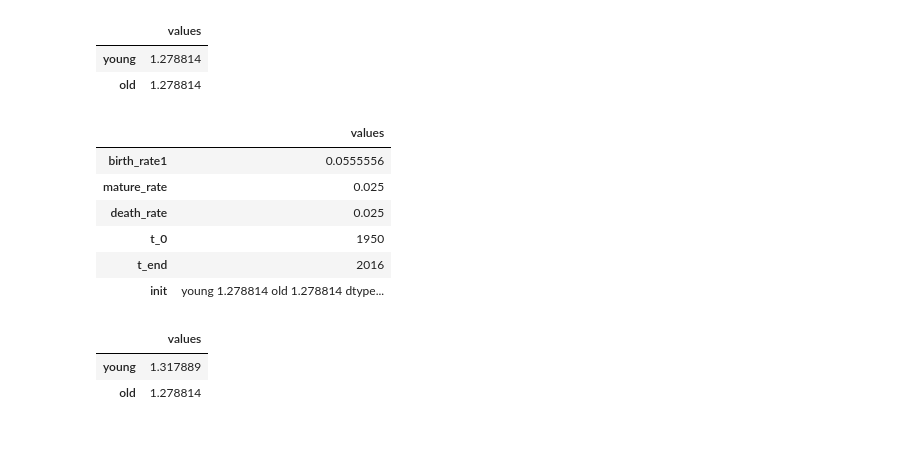
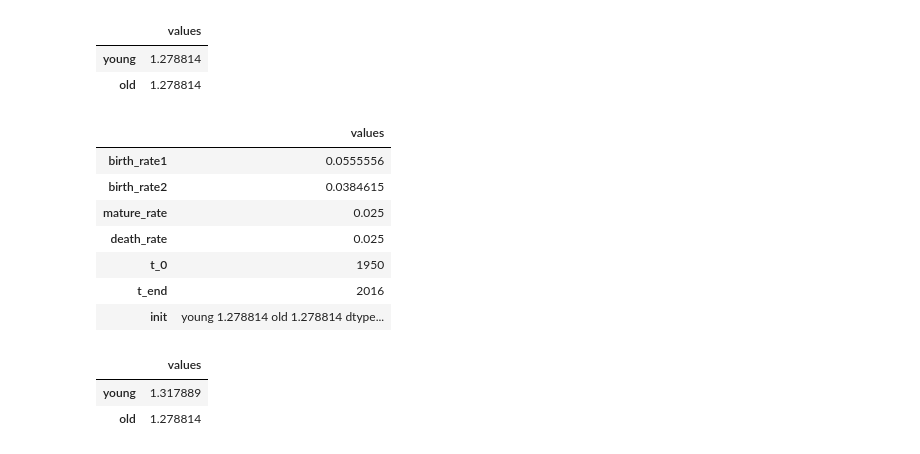
Before and after one commit to sdaitzman/ModSimPy, a Jupyter notebook: code/world_pop_transition_from_allendowney_github.ipynb, the cells around one changed output. Cells and saved outputs as stored; diff of their text form; code cells hidden in the pictures.

```diff
--- a/code/world_pop_transition_from_allendowney_github.ipynb
+++ b/code/world_pop_transition_from_allendowney_github.ipynb
@@ -60,14 +60,16 @@ init = State(young=half, old=half)
 | old | 1.278814 |
 # %%
 system = System(birth_rate1 = 1/18,
+                birth_rate2 = 1/26,
                 mature_rate = 1/40,
                 death_rate = 1/40,
                 t_0 = 1950,
                 t_end = 2016,
                 init=init)
 # %% [output]
 |  | values |
 | birth_rate1 | 0.0555556 |
+| birth_rate2 | 0.0384615 |
 | mature_rate | 0.025 |
 | death_rate | 0.025 |
 | t_0 | 1950 |
```
Also changed, not shown: parts of 2 cells of this notebook.
